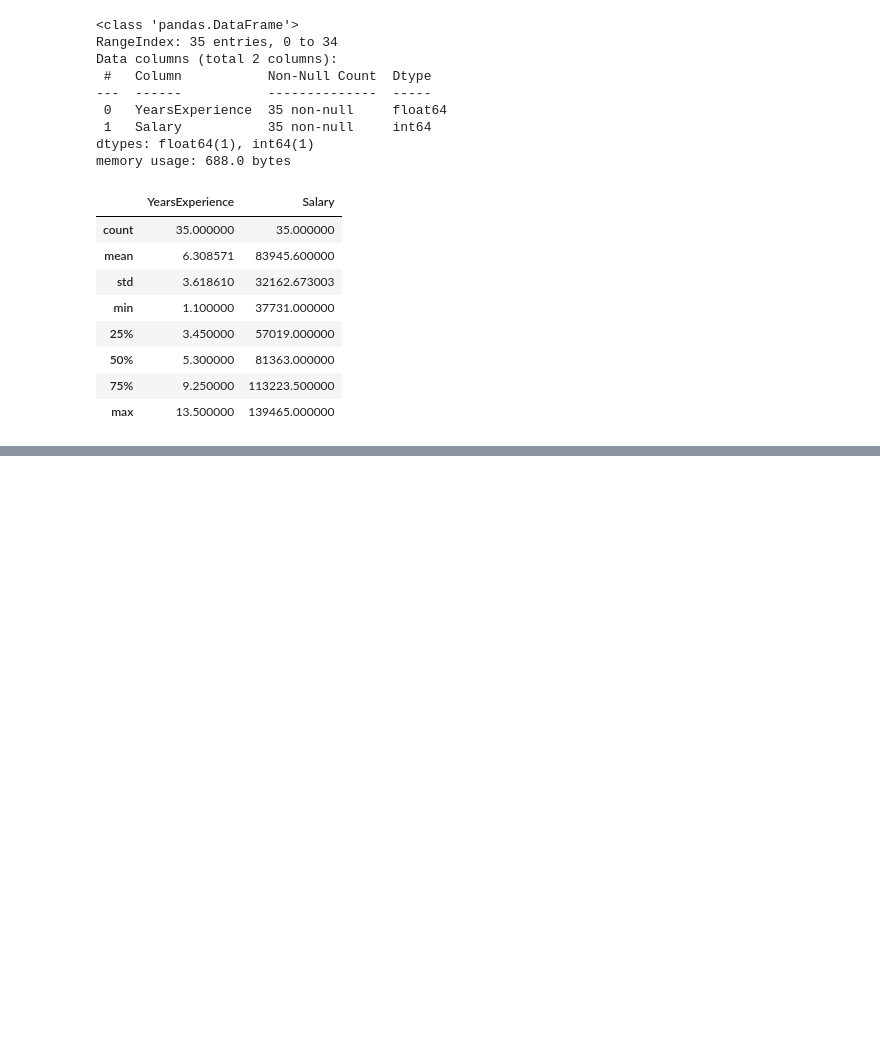
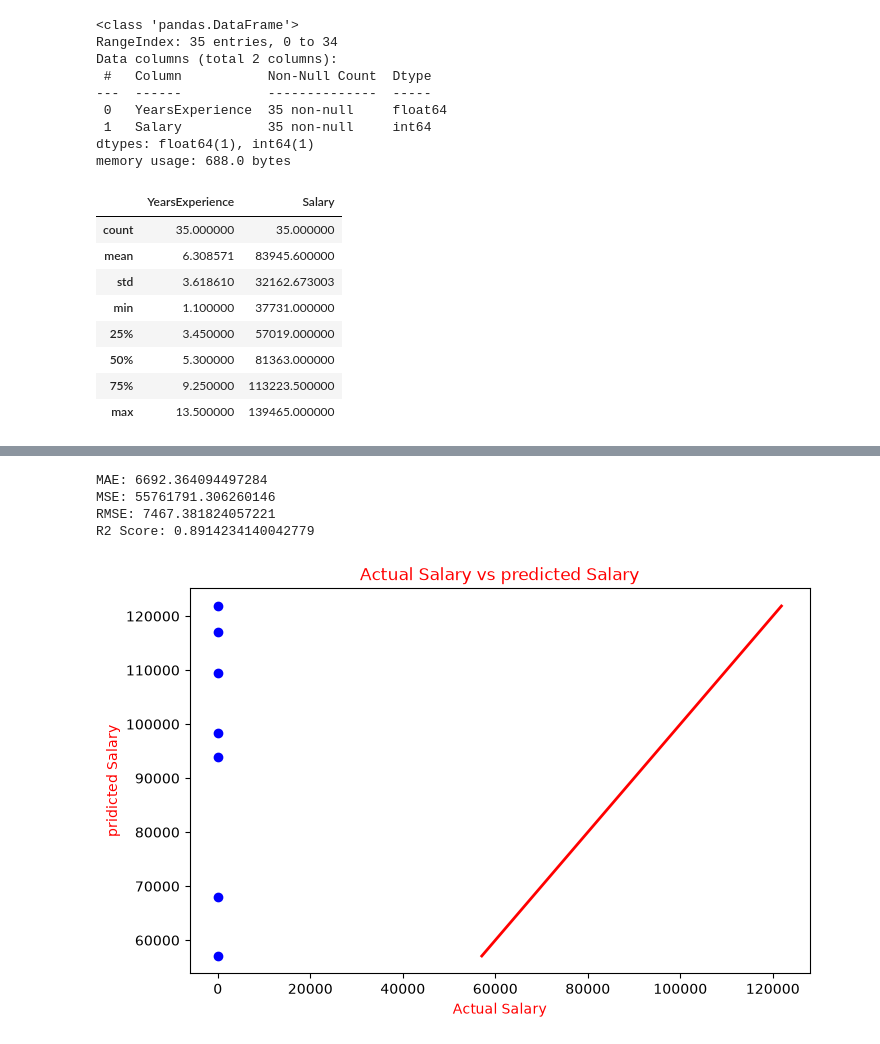
Before and after one commit to mdsohailalam0805-collab/ML-30-Day-Challenge, a Jupyter notebook: Day-02-Linear-Regression-Salary-Prediction/salary_prediction.ipynb, the cells around one changed output, grey strips where cells are left out. Drawn from its saved outputs; the diff is of its cells as text; code cells hidden in the pictures; blank space fills up the shorter version.

```diff
--- a/Day-02-Linear-Regression-Salary-Prediction/salary_prediction.ipynb
+++ b/Day-02-Linear-Regression-Salary-Prediction/salary_prediction.ipynb
@@ -50,0 +57,3 @@ df.describe()
+# %%
+X = df[["YearsExperience"]]
+y = df["Salary"]
@@ -50,0 +66,2 @@ df.describe()
+# %%
+X_train, X_test, y_train, y_test = train_test_split(X,y, test_size = 0.2, random_state = 42)
@@ -50,0 +98,35 @@ df.describe()
+# %%
+mae = mean_absolute_error(y_test, y_pred)
+mse = mean_squared_error(y_test, y_pred)
+rmse = np.sqrt(mse)
+r2 = r2_score(y_test, y_pred)
+
+print("MAE:", mae)
+print("MSE:", mse)
+print("RMSE:", rmse)
+print("R2 Score:", r2)
+# %% [output]
+MAE: 6692.364094497284
+MSE: 55761791.306260146
+RMSE: 7467.381824057221
+R2 Score: 0.8914234140042779
+# %%
+plt.figure(figsize = (8,5))
+
+plt.scatter(X_test, y_test, color = "blue")
+
+plt.plot(
+    [y_test.min(), y_test.max()],
+    [y_test.min(), y_test.max()],
+    color = "red",
+    linewidth = 2
+)
+
+
+plt.xlabel("Actual Salary",color = "red")
+plt.ylabel("pridicted Salary", color = "red")
+
+plt.title("Actual Salary vs predicted Salary", color = "red")
+plt.show()
+# %% [output]
+[figure, added]
```
Also changed, not shown: parts of 8 cells of this notebook.
